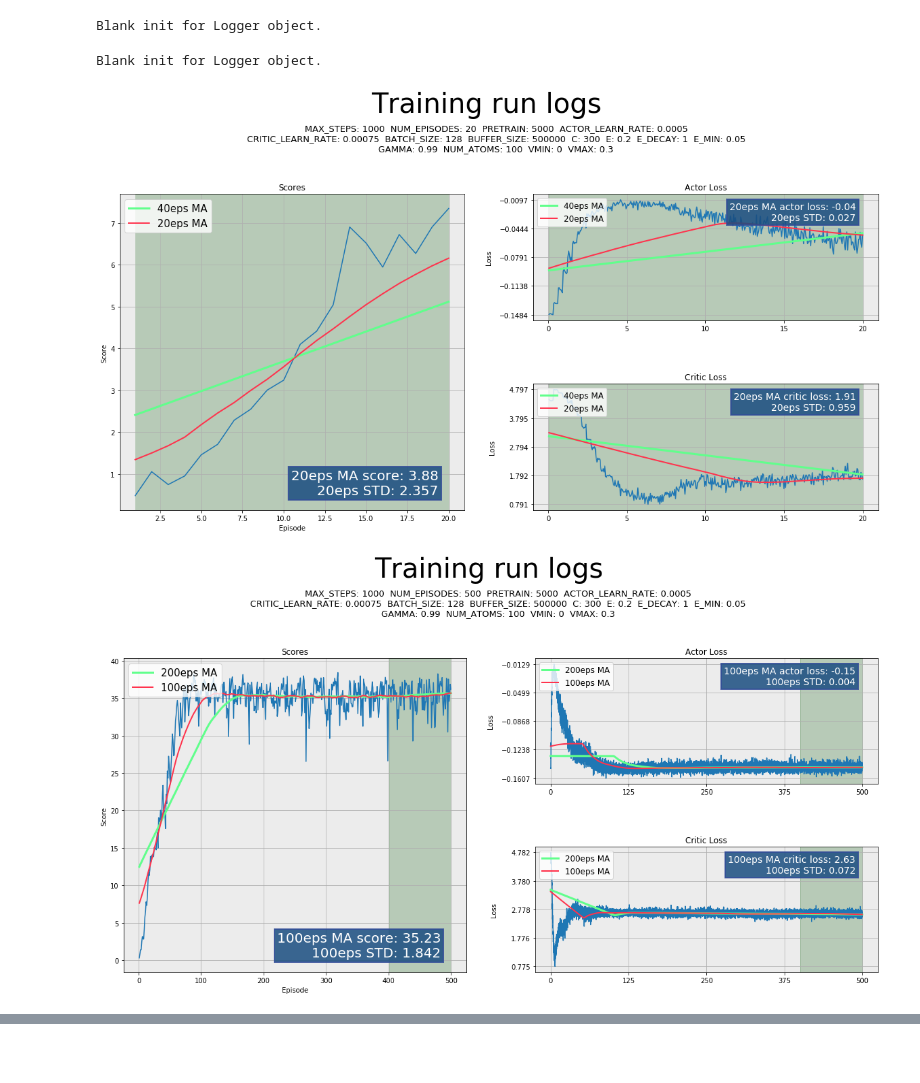
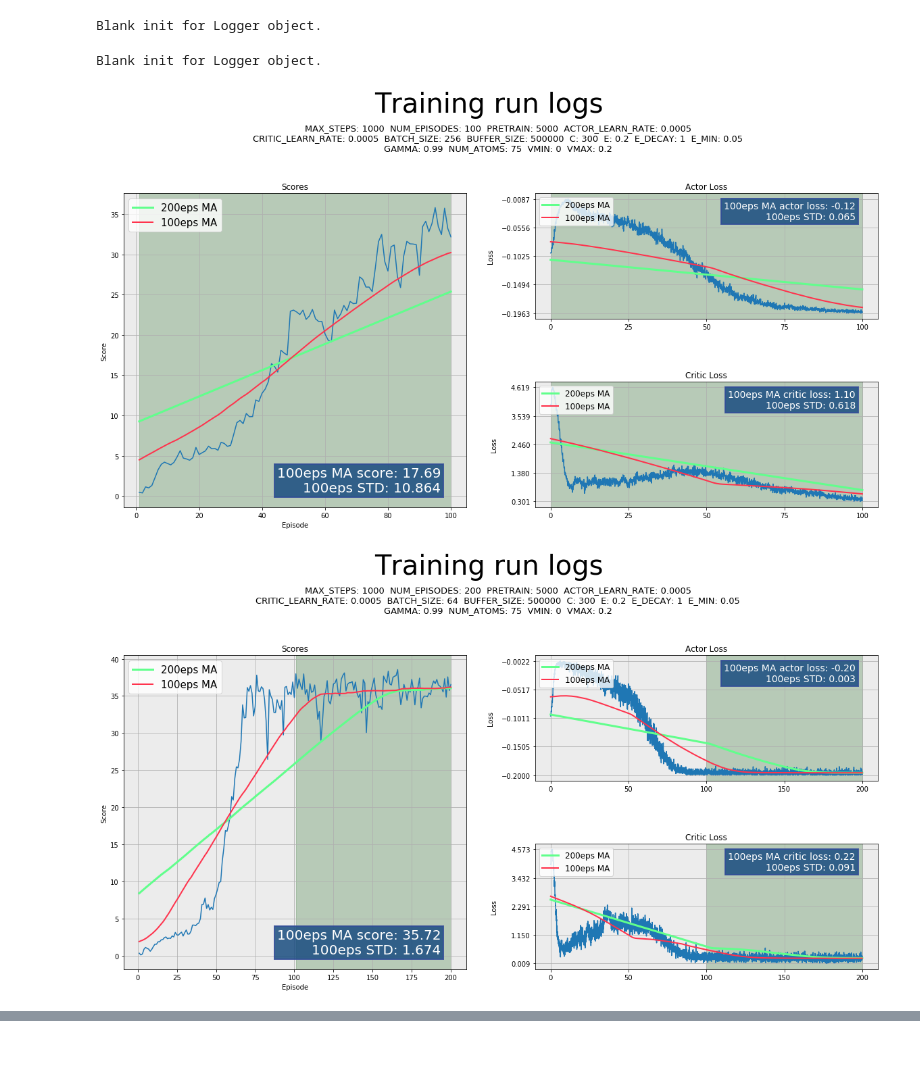
Before and after one commit to whiterabbitobj/Udacity-DeepRL, a Jupyter notebook: p2_continuous-control/plotTest-Copy1.ipynb, the cells around one changed output, grey strips where cells are left out. Cells and saved outputs as stored; diff of their text form; code cells hidden in the pictures.

```diff
--- a/p2_continuous-control/plotTest-Copy1.ipynb
+++ b/p2_continuous-control/plotTest-Copy1.ipynb
@@ -16,13 +16,16 @@ Blank init for Logger object.
 # %%
 importlib.reload(data_handling)
 from data_handling import Saver, Logger
+l = Logger()
 
-l = Logger()
-f ="C:\\Users\\mattdoll\\Development\\deep-reinforcement-learning\\p2_continuous-control\\saves\\D4PG_20190311_v12\\logs"
+
+f ="C:\\Users\\mattdoll\\Development\\deep-reinforcement-learning\\p2_continuous-control\\saves\\D4PG_20190310_v7\\logs"
+l.graph(f, False)
+f ="C:\\Users\\mattdoll\\Development\\deep-reinforcement-learning\\p2_continuous-control\\saves\\D4PG_20190310_v8\\logs"
 l.graph(f, False)
 f ="C:\\Users\\mattdoll\\Development\\deep-reinforcement-learning\\p2_continuous-control\\saves\\D4PG_20190310_v9\\logs"
 l.graph(f, False)
 # %% [output]
 Blank init for Logger object.
-[figure, old version]
+[figure, new version]
-[figure, old version]
+[figure, new version]
```
Also changed, not shown: parts of 1 cell of this notebook, 3 other files.
